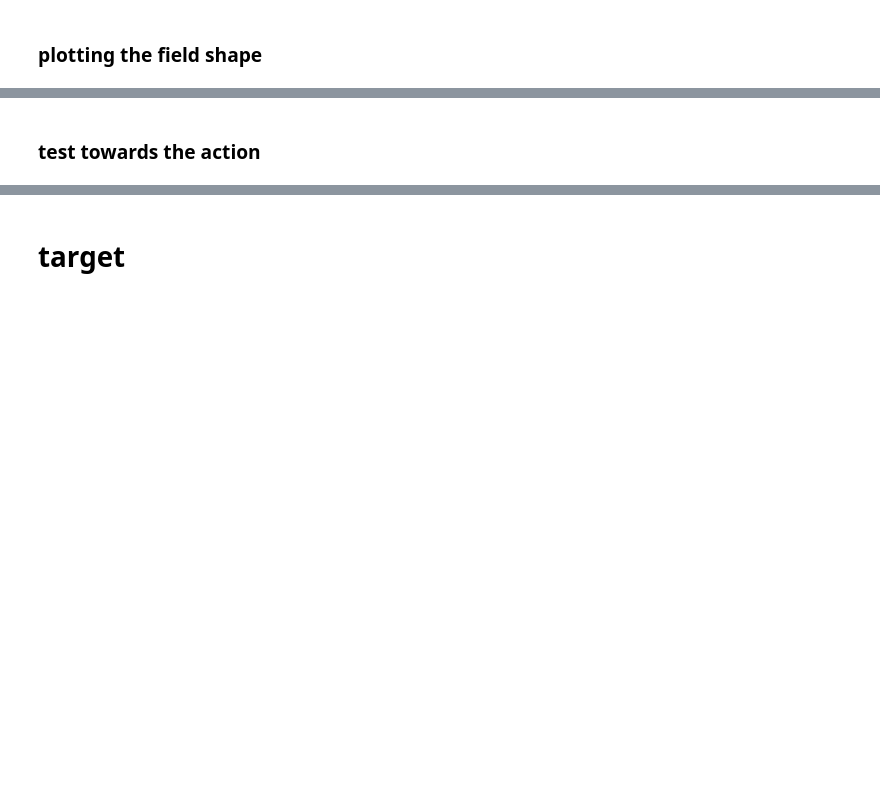
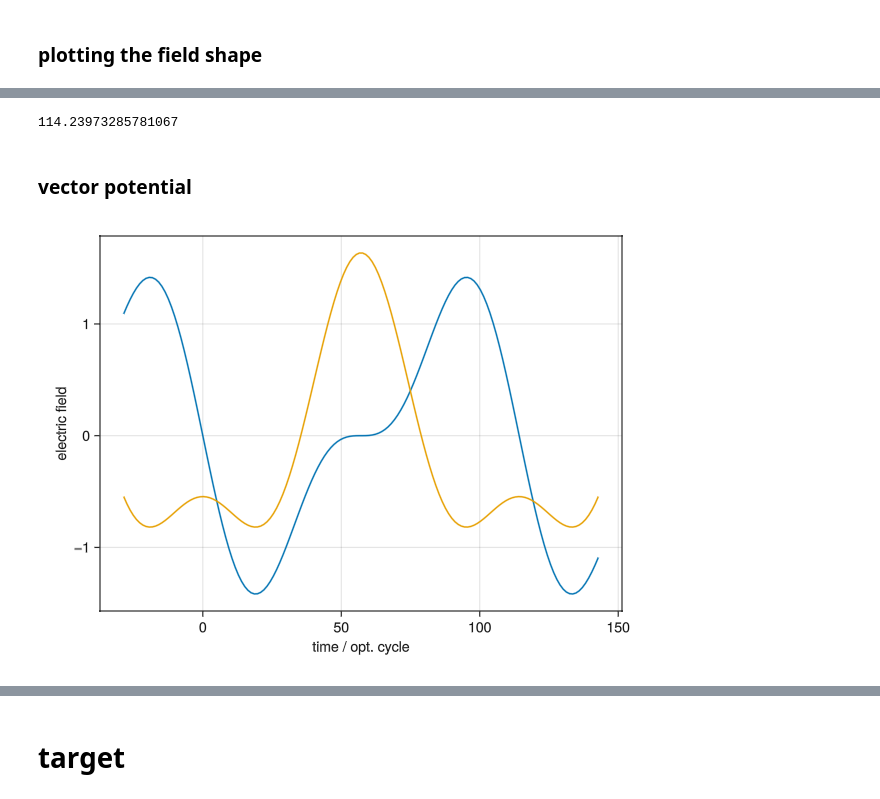
Before and after one commit to anneaux/HHGsimPL.jl, a Jupyter notebook: docs/2025-01-30 get HHG saddle points for Nicola - test.ipynb, the cells around one changed output, grey strips where cells are left out. Drawn from its saved outputs; the diff is of its cells as text; code cells hidden in the pictures; blank space fills up the shorter version.

```diff
--- a/docs/2025-01-30 get HHG saddle points for Nicola - test.ipynb
+++ b/docs/2025-01-30 get HHG saddle points for Nicola - test.ipynb
@@ -73,2 +85,30 @@ end
-# %% [markdown]
-### test towards the action
+# %%
+TC = TCycle(beam)
+# %% [output]
+114.23973285781067
+# %% [markdown]
+### vector potential
+# %%
+let # local scope block
+
+    TC = TCycle(beam) # 1 optical cycle = 2π/ω
+    times = range(-0.25TC, stop = 1.25*TC, length = 150)
+
+    Ax = [A(beam)(t)[1] for t in times]
+    Ay = [A(beam)(t)[2] for t in times]
+    Az = [A(beam)(t)[3] for t in times]
+
+    f = Figure()
+    ax = Axis(f[1, 1],
+        xlabel = "time / opt. cycle",
+        ylabel = "electric field"
+    )
+
+    lines!(ax, times, Ax, label = "x")
+    lines!(ax, times, Ay, label = "y")
+    lines!(ax, times, Az, label = "z")
+
+    f
+end
+# %% [output]
+[figure, added]
```
Also changed, not shown: parts of 28 cells of this notebook, 1 other file.
